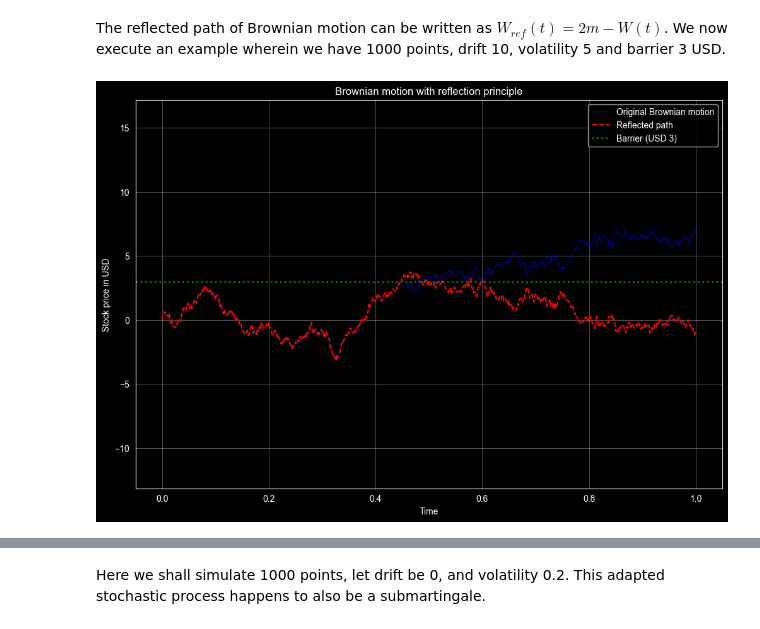
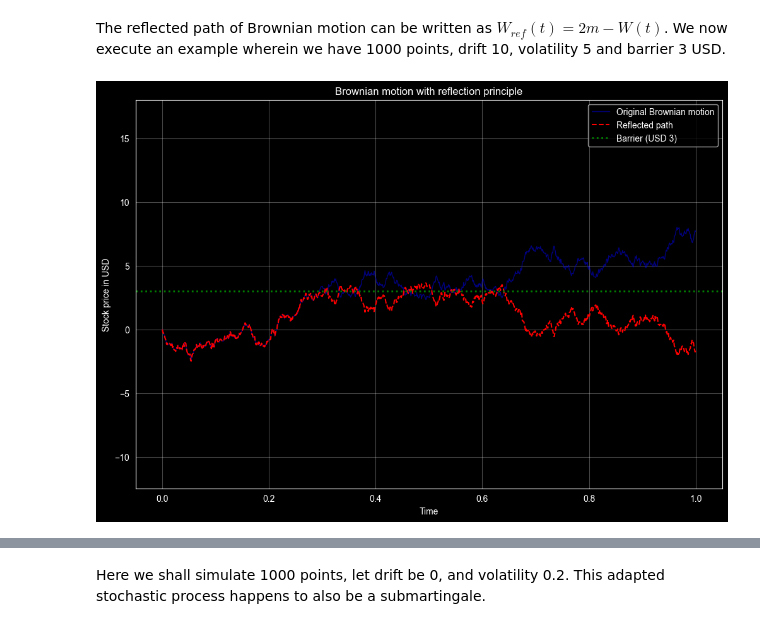
Before and after one commit to patricklin888/Simple-Projects, a Jupyter notebook: brownian_motion.ipynb, the cells around one changed output, grey strips where cells are left out. Cells and saved outputs as stored; diff of their text form; code cells hidden in the pictures.

```diff
--- a/brownian_motion.ipynb
+++ b/brownian_motion.ipynb
@@ -234,7 +228,8 @@ We shall now fix a positive level $m$ and a positive time $t$. What happens when
 
 To see that this is true, we may code the following.
 # %%
-def plot_drift_brownian(points,drift,volatility,barrier):
+def plot_ref_bm(points,drift,volatility,barrier):
+
     # For the purpose of this project we shall choose t in [0,1], and for the increments to be of equal length.
     dt = 1/points
     w = 0
@@ -249,7 +244,7 @@ def plot_drift_brownian(points,drift,volatility,barrier):
     # Recursive relation
     for t in range(1, points + 1):
         # The mean of the increment is drift * dt, std dev is volatility * sqrt(dt)
-        dw = gauss(drift * dt, volatility * sqrt(dt))
+        dw = rng.normal(drift * dt, volatility * sqrt(dt))
         w = w + dw
 
         # Check if we crossed the barrier (assuming an upper barrier where w >= barrier)
@@ -295,9 +290,9 @@ def plot_drift_brownian(points,drift,volatility,barrier):
 # %% [markdown]
 The reflected path of Brownian motion can be written as $W_{ref}(t) = 2m - W(t)$. We now execute an example wherein we have 1000 points, drift 10, volatility 5 and barrier 3 USD.
 # %%
-plot_drift_brownian(points=1000, drift=10, volatility=5, barrier=3)
+plot_ref_bm(points=1000, drift=10, volatility=5, barrier=3)
 # %% [output]
-[figure, old version]
+[figure, new version]
 # %% [markdown]
 Indeed, the blue trajectory looks like the value of the USD rising, and the red trajectory is the value of the IDR falling #gallowshumour. Hence, we may now obtain the distribution for the first passage time $\tau_m$.
 
```
Also changed, not shown: parts of 10 cells of this notebook.
